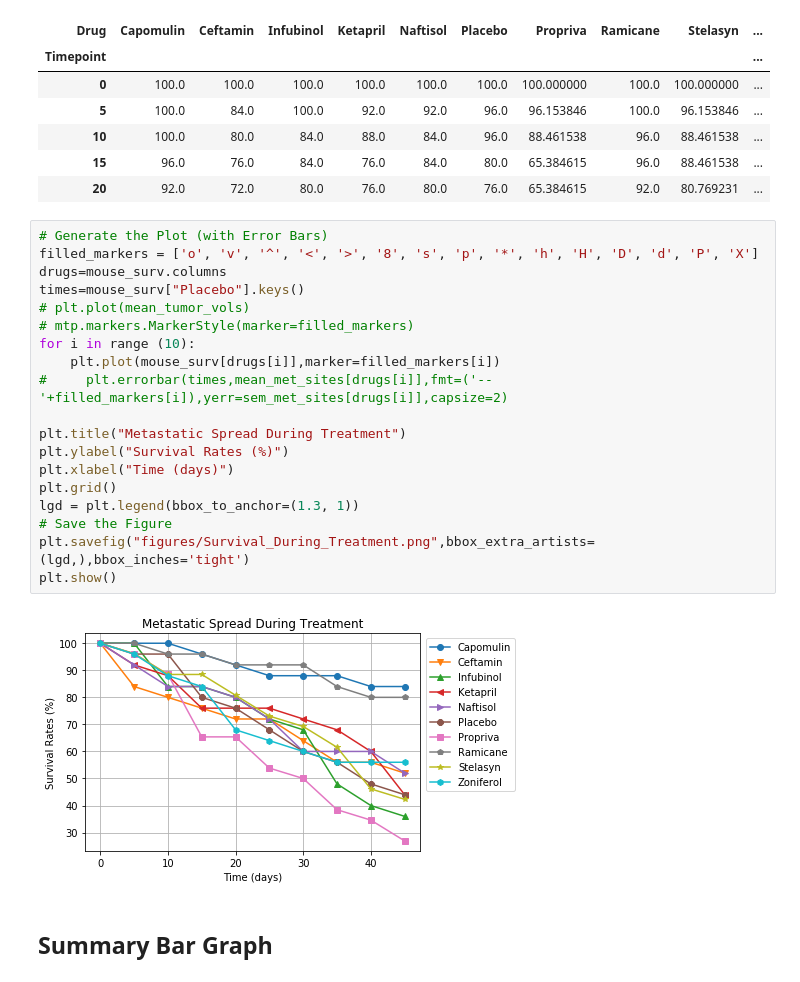
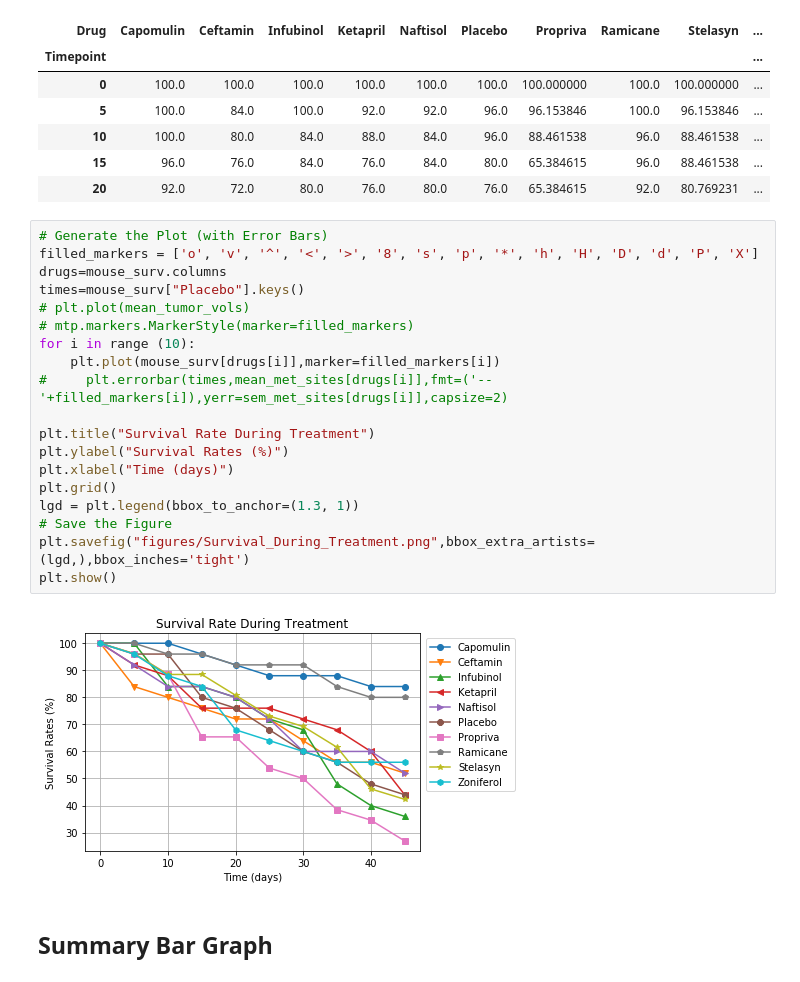
Before and after one commit to Adebruler/Pharma-Plots, a Jupyter notebook: pymaceuticals_starter.ipynb, the cells around one changed output. Drawn from its saved outputs; the diff is of its cells as text.

```diff
--- a/pymaceuticals_starter.ipynb
+++ b/pymaceuticals_starter.ipynb
@@ -170,24 +174,24 @@ mouse_surv.head()
 # %%
 # Generate the Plot (with Error Bars)
 filled_markers = ['o', 'v', '^', '<', '>', '8', 's', 'p', '*', 'h', 'H', 'D', 'd', 'P', 'X']
 drugs=mouse_surv.columns
 times=mouse_surv["Placebo"].keys()
 # plt.plot(mean_tumor_vols)
 # mtp.markers.MarkerStyle(marker=filled_markers)
 for i in range (10):
     plt.plot(mouse_surv[drugs[i]],marker=filled_markers[i])
 #     plt.errorbar(times,mean_met_sites[drugs[i]],fmt=('--'+filled_markers[i]),yerr=sem_met_sites[drugs[i]],capsize=2)
 
-plt.title("Metastatic Spread During Treatment")
+plt.title("Survival Rate During Treatment")
 plt.ylabel("Survival Rates (%)")
 plt.xlabel("Time (days)")
 plt.grid()
 lgd = plt.legend(bbox_to_anchor=(1.3, 1))
 # Save the Figure
 plt.savefig("figures/Survival_During_Treatment.png",bbox_extra_artists=(lgd,),bbox_inches='tight')
 plt.show()
 # %% [output]
-[figure, old version]
+[figure, new version]
 # %% [markdown]
 ## Summary Bar Graph
 # %%
```
Also changed, not shown: parts of 2 cells of this notebook.
